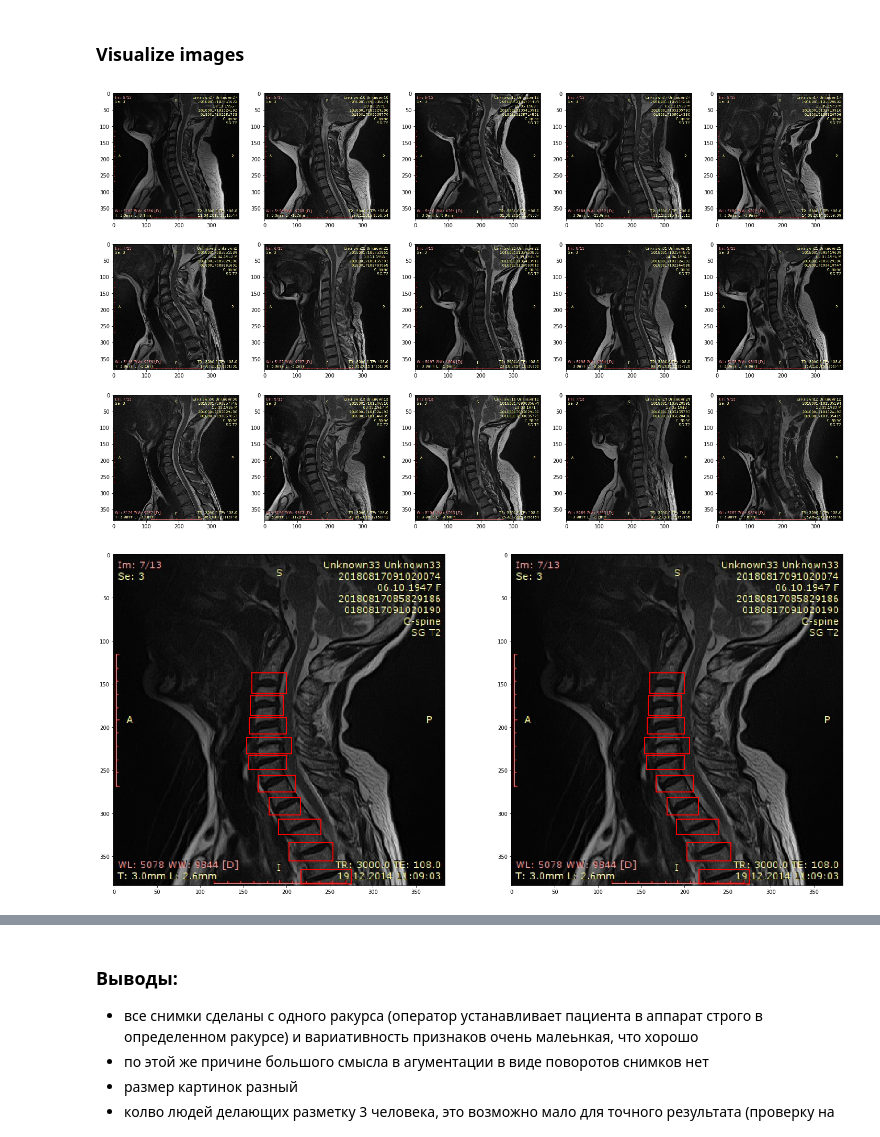
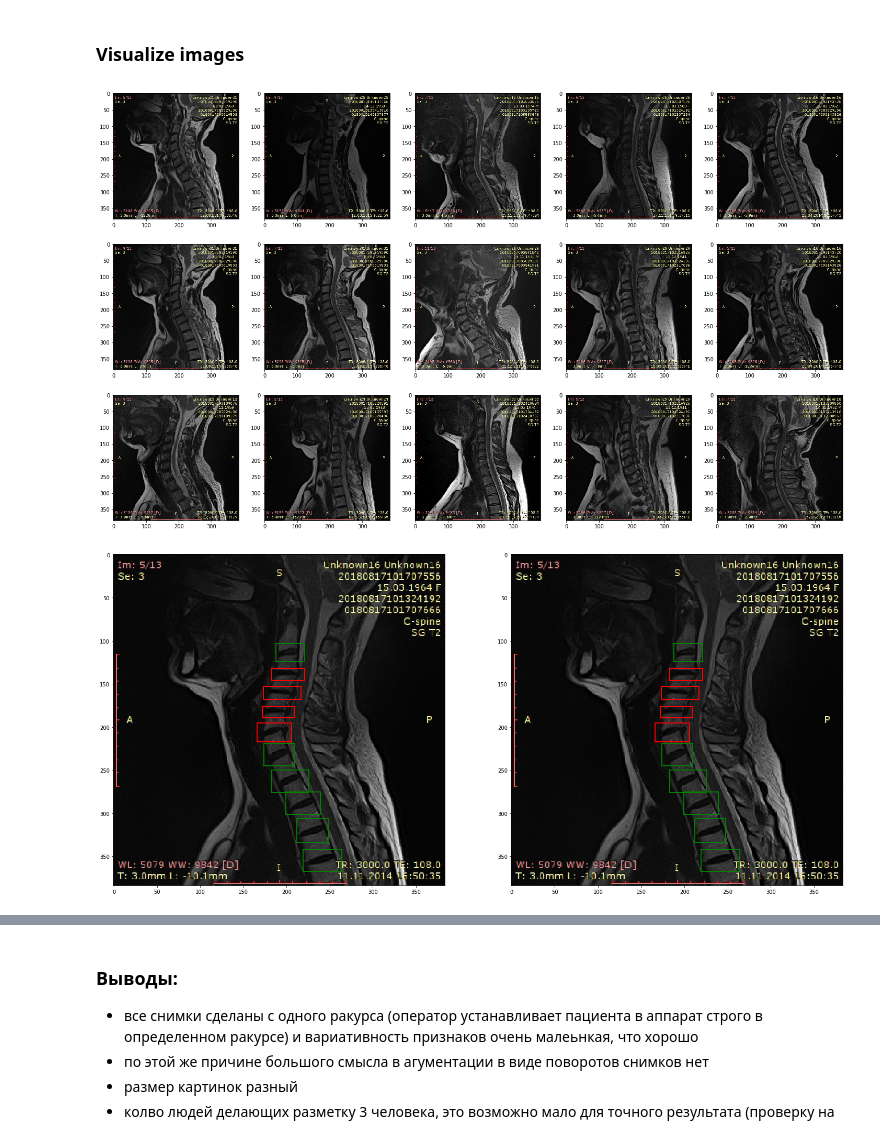
Before and after one commit to MLDPEngineer/Spinal_patology_detection, a Jupyter notebook: Med_backbone.ipynb, the cells around one changed output, grey strips where cells are left out. Drawn from its saved outputs; the diff is of its cells as text; code cells hidden in the pictures.

```diff
--- a/Med_backbone.ipynb
+++ b/Med_backbone.ipynb
@@ -218,7 +218,7 @@ def plot_img_classes(row=1, col=2, show_taret=False, image=None):
     fig, ax = plt.subplots(row, col, figsize=(25,15))
     axs = ax.flatten()
     for a_x in axs:
-        if image==None:
+        if not image:
             img, b_box, target = get_image_meta(get_random_image_name())
         else:
             img, b_box, target = get_image_meta(image)
@@ -233,11 +233,11 @@ def plot_img_classes(row=1, col=2, show_taret=False, image=None):
 plot_img_classes(row=3, col=5, show_taret=False)
 # plt.savefig('spinal_shots_map.png')
 # %% [output]
-[figure, old version]
+[figure, new version]
 # %%
-plot_img_classes(row=1, col=2, show_taret=True, image='img_01280.jpg')
+plot_img_classes(row=1, col=2, show_taret=True, image='img_00329.jpg')
 # %% [output]
-[figure, old version]
+[figure, new version]
 # %%
 plot_img_classes(row=1, col=2, show_taret=True)
 # plt.savefig('spinal_shots_markup.png')
```
Also changed, not shown: parts of 1 cell of this notebook, 4 other files.
